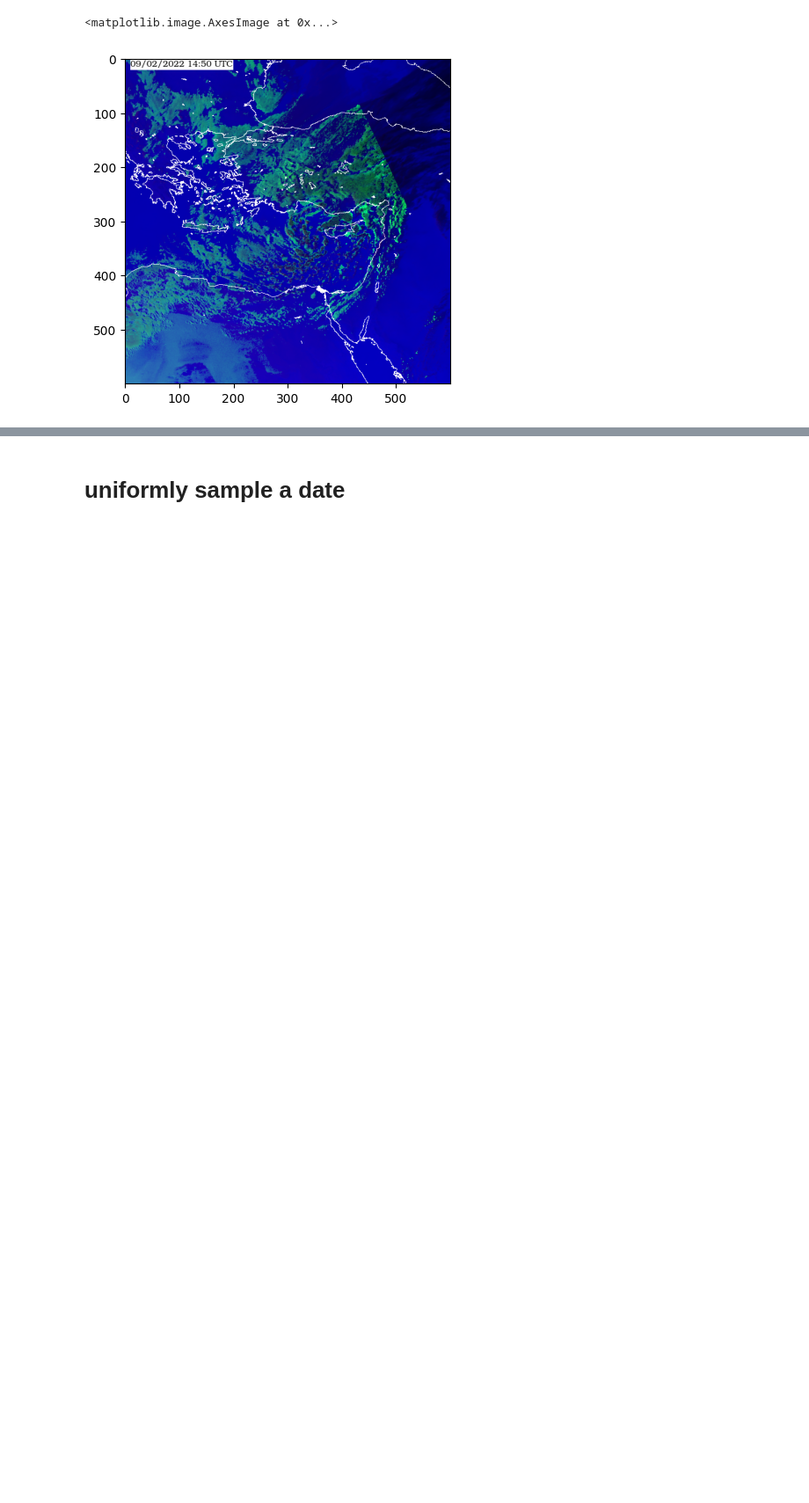
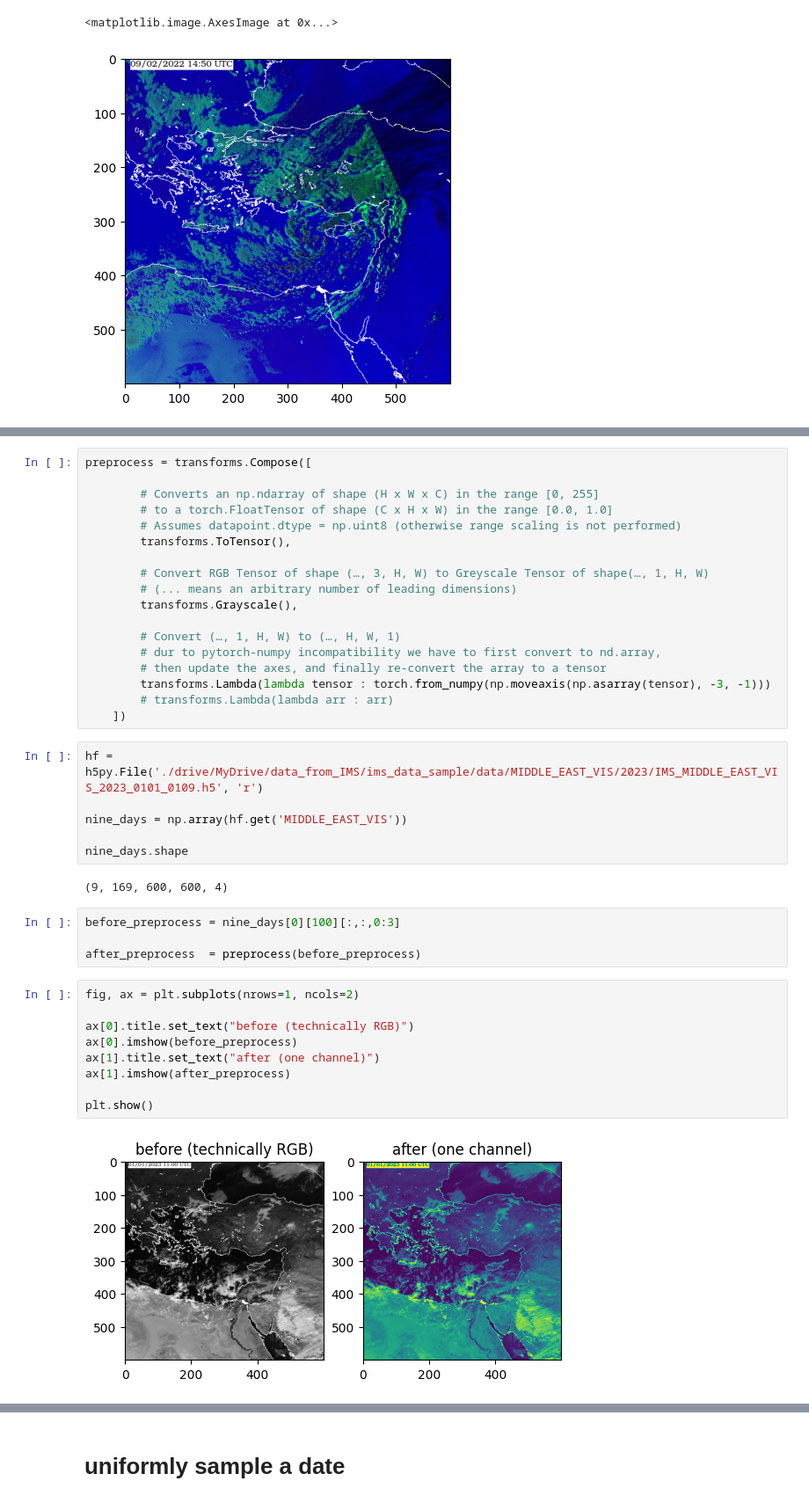
Before and after one commit to leahandofir/earthformer-inference-experiments, a Jupyter notebook: google_colab_experiments/working_with_h5_files.ipynb, the cells around one changed output, grey strips where cells are left out. Shown at 88% size. Drawn from its saved outputs; the diff is of its cells as text; blank space fills up the shorter version.

Commit message:
working draft of sequence preprocessing

```diff
--- a/google_colab_experiments/working_with_h5_files.ipynb
+++ b/google_colab_experiments/working_with_h5_files.ipynb
@@ -250,0 +262,41 @@ plt.imshow(sample_image)
+# %%
+preprocess = transforms.Compose([
+
+        # Converts an np.ndarray of shape (H x W x C) in the range [0, 255]
+        # to a torch.FloatTensor of shape (C x H x W) in the range [0.0, 1.0]
+        # Assumes datapoint.dtype = np.uint8 (otherwise range scaling is not performed)
+        transforms.ToTensor(),
+
+        # Convert RGB Tensor of shape (…, 3, H, W) to Greyscale Tensor of shape(…, 1, H, W)
+        # (... means an arbitrary number of leading dimensions)
+        transforms.Grayscale(),
+
+        # Convert (…, 1, H, W) to (…, H, W, 1)
+        # dur to pytorch-numpy incompatibility we have to first convert to nd.array,
+        # then update the axes, and finally re-convert the array to a tensor
+        transforms.Lambda(lambda tensor : torch.from_numpy(np.moveaxis(np.asarray(tensor), -3, -1)))
+        # transforms.Lambda(lambda arr : arr)
+    ])
+# %%
+hf = h5py.File('./drive/MyDrive/data_from_IMS/ims_data_sample/data/MIDDLE_EAST_VIS/2023/IMS_MIDDLE_EAST_VIS_2023_0101_0109.h5', 'r')
+
+nine_days = np.array(hf.get('MIDDLE_EAST_VIS'))
+
+nine_days.shape
+# %% [output]
+(9, 169, 600, 600, 4)
+# %%
+before_preprocess = nine_days[0][100][:,:,0:3]
+
+after_preprocess  = preprocess(before_preprocess)
+# %%
+fig, ax = plt.subplots(nrows=1, ncols=2)
+
+ax[0].title.set_text("before (technically RGB)")
+ax[0].imshow(before_preprocess)
+ax[1].title.set_text("after (one channel)")
+ax[1].imshow(after_preprocess)
+
+plt.show()
+# %% [output]
+[figure, added]
```
Also changed, not shown: parts of 15 cells of this notebook.
